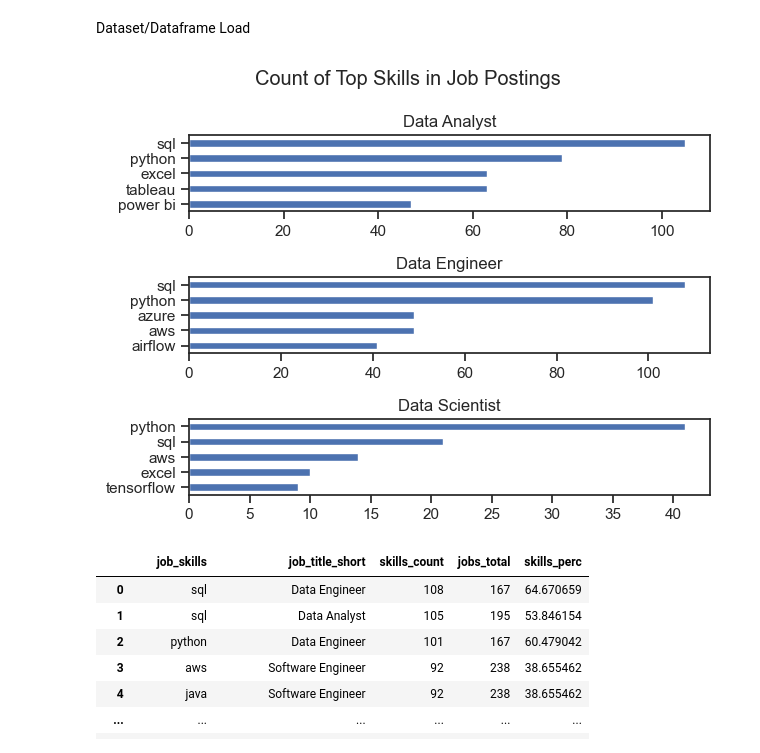
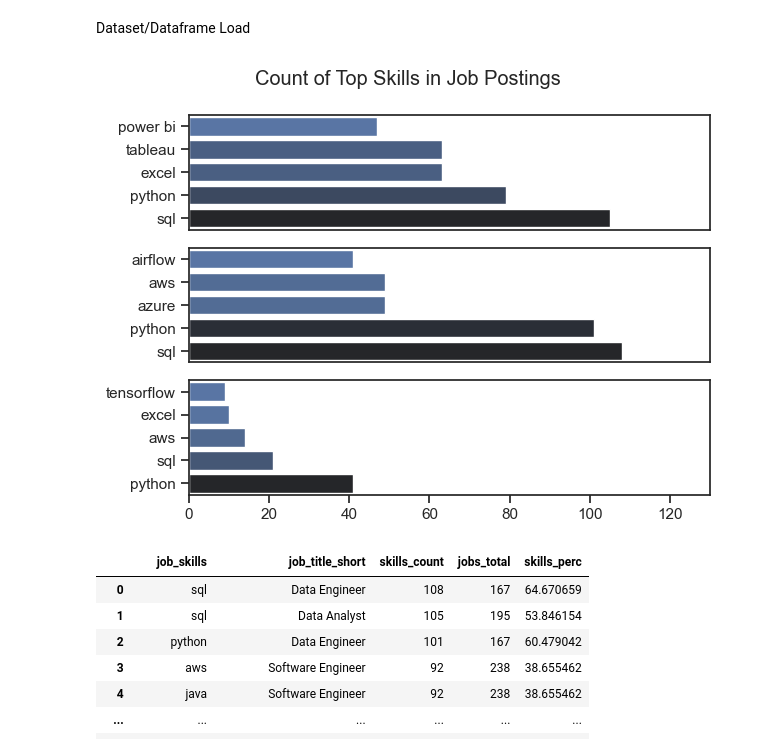
Before and after one commit to eevantheterrible3/Python_Data_Project, a Jupyter notebook: 3_Project/2_Skills_Count.ipynb, the cells around one changed output. Drawn from its saved outputs; the diff is of its cells as text; code cells hidden in the pictures.

Commit message:
formatted plot

```diff
--- a/3_Project/2_Skills_Count.ipynb
+++ b/3_Project/2_Skills_Count.ipynb
@@ -15,27 +15,33 @@ df['job_skills'] = df['job_skills'].apply(lambda x: ast.literal_eval(x) if pd.no
 # %%
 df_Serbia = df[df['job_country'] == 'Serbia']
 df_skills = df_Serbia.explode('job_skills')
 
 
 df_skills_count = df_skills.groupby(['job_skills', 'job_title_short'])['job_skills'].size()
 df_skills_count = df_skills_count.reset_index(name='skills_count').sort_values('skills_count', ascending=False)
 
 job_titles = sorted(['Data Scientist', 'Data Analyst', 'Data Engineer'])
 
 fig, ax = plt.subplots(len(job_titles), 1)
 
 
 for i, job_title in enumerate(job_titles):
     df_plot = df_skills_count[df_skills_count['job_title_short'] == job_title].head(5)
-    df_plot.plot(kind='barh', x='job_skills', y='skills_count', ax = ax[i], title=job_title)
+    #df_plot.plot(kind='barh', x='job_skills', y='skills_count', ax = ax[i], title=job_title)
+    sns.barplot(data=df_plot, x='skills_count', y='job_skills', hue='skills_count', ax = ax[i], palette="dark:b_r")
     ax[i].invert_yaxis()
     ax[i].set_ylabel("")
+    ax[i].set_xlabel("")
+    ax[i].set_xlim(0, 130)
     ax[i].legend().set_visible(False)
+
+    if i != len(job_titles) - 1:
+        ax[i].set_xticks([])
 
 fig.suptitle('Count of Top Skills in Job Postings')
 fig.tight_layout()
 # %% [output]
-[figure, old version]
+[figure, new version]
 # %%
 df_jobs_title_count = df_Serbia['job_title_short'].value_counts().reset_index(name='jobs_total')
 # %%
```
